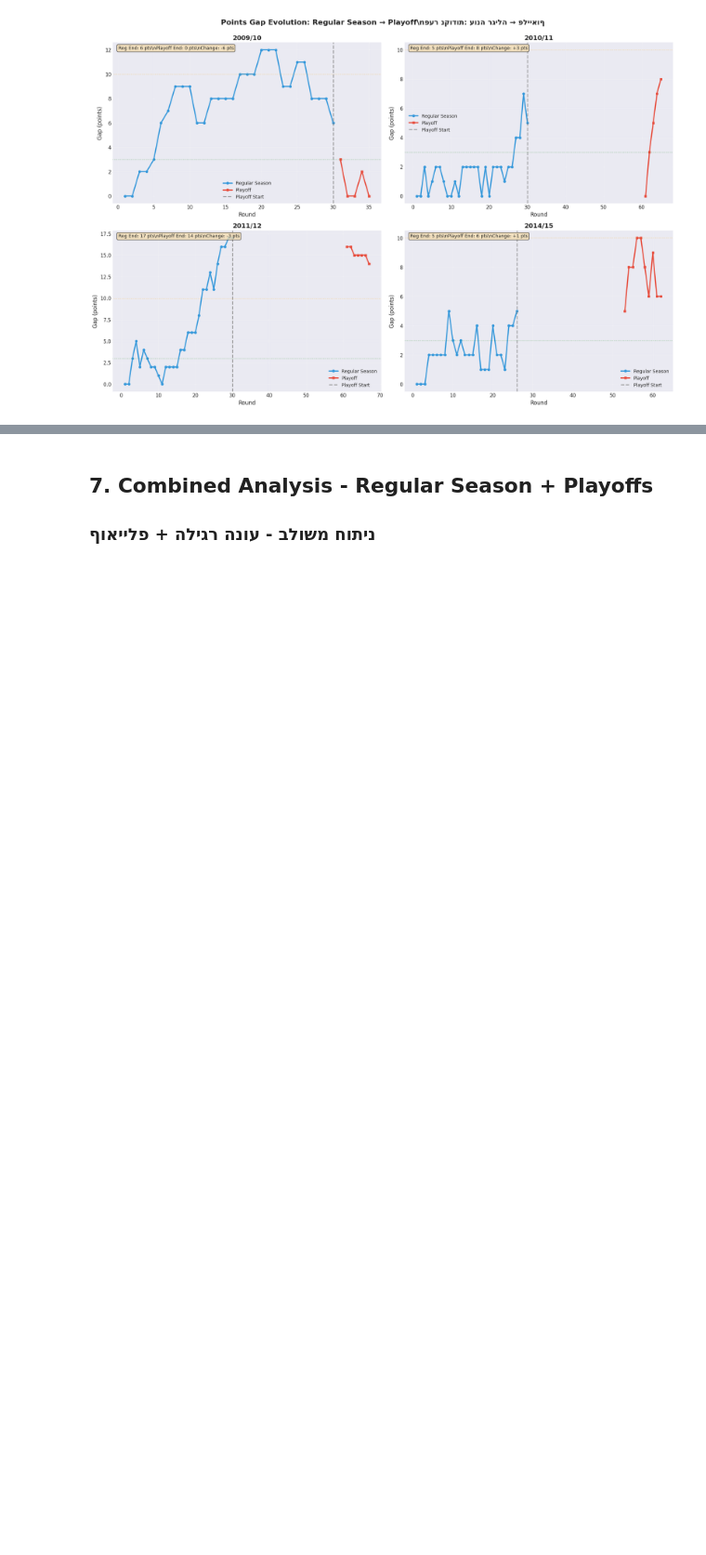
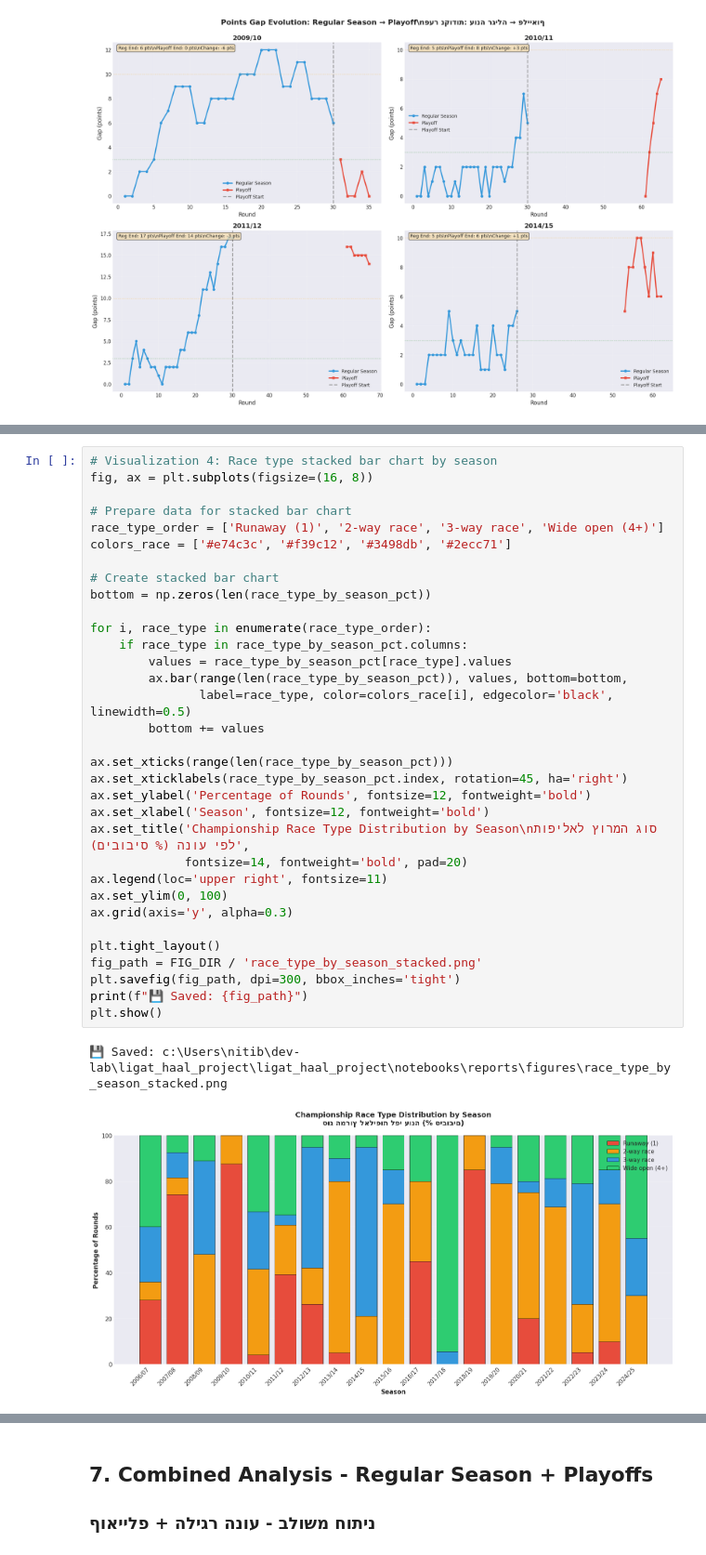
Before and after one commit to Nitaybenadmon123/ligat_haal_project, a Jupyter notebook: ligat_haal_project/notebooks/title_race/03_title_race_clean_analysis.ipynb, the cells around one changed output, grey strips where cells are left out. Shown at 93% size. Saved outputs shown, nothing was run; the diff lists cells and outputs as text; blank space fills up the shorter version.

```diff
--- a/ligat_haal_project/notebooks/title_race/03_title_race_clean_analysis.ipynb
+++ b/ligat_haal_project/notebooks/title_race/03_title_race_clean_analysis.ipynb
@@ -1501,0 +1881,36 @@ else:
+# %%
+# Visualization 4: Race type stacked bar chart by season
+fig, ax = plt.subplots(figsize=(16, 8))
+
+# Prepare data for stacked bar chart
+race_type_order = ['Runaway (1)', '2-way race', '3-way race', 'Wide open (4+)']
+colors_race = ['#e74c3c', '#f39c12', '#3498db', '#2ecc71']
+
+# Create stacked bar chart
+bottom = np.zeros(len(race_type_by_season_pct))
+
+for i, race_type in enumerate(race_type_order):
+    if race_type in race_type_by_season_pct.columns:
+        values = race_type_by_season_pct[race_type].values
+        ax.bar(range(len(race_type_by_season_pct)), values, bottom=bottom,
+               label=race_type, color=colors_race[i], edgecolor='black', linewidth=0.5)
+        bottom += values
+
+ax.set_xticks(range(len(race_type_by_season_pct)))
+ax.set_xticklabels(race_type_by_season_pct.index, rotation=45, ha='right')
+ax.set_ylabel('Percentage of Rounds', fontsize=12, fontweight='bold')
+ax.set_xlabel('Season', fontsize=12, fontweight='bold')
+ax.set_title('Championship Race Type Distribution by Season\nסוג המרוץ לאליפות לפי עונה (% סיבובים)',
+             fontsize=14, fontweight='bold', pad=20)
+ax.legend(loc='upper right', fontsize=11)
+ax.set_ylim(0, 100)
+ax.grid(axis='y', alpha=0.3)
+
+plt.tight_layout()
+fig_path = FIG_DIR / 'race_type_by_season_stacked.png'
+plt.savefig(fig_path, dpi=300, bbox_inches='tight')
+print(f"💾 Saved: {fig_path}")
+plt.show()
+# %% [output]
+💾 Saved: c:\Users\nitib\dev-lab\ligat_haal_project\ligat_haal_project\notebooks\reports\figures\race_type_by_season_stacked.png
+[figure, added]
```
Also changed, not shown: parts of 23 cells of this notebook, 15 other files.
